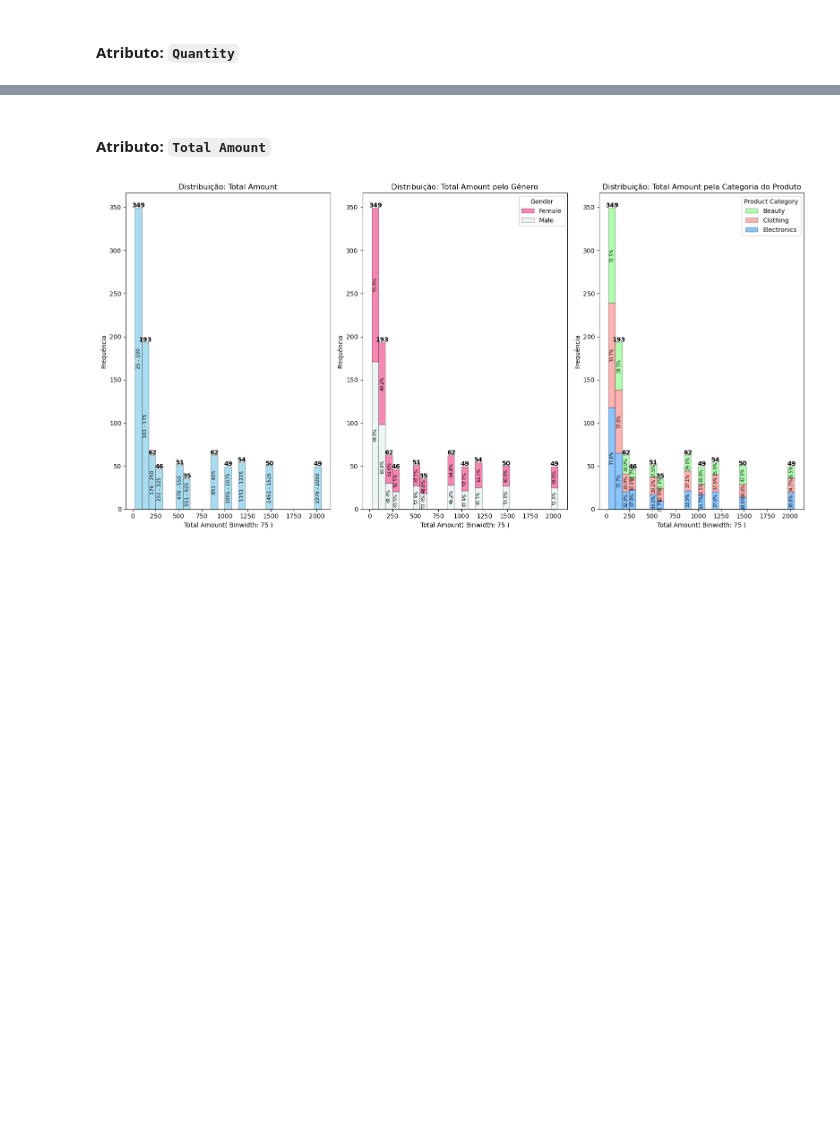
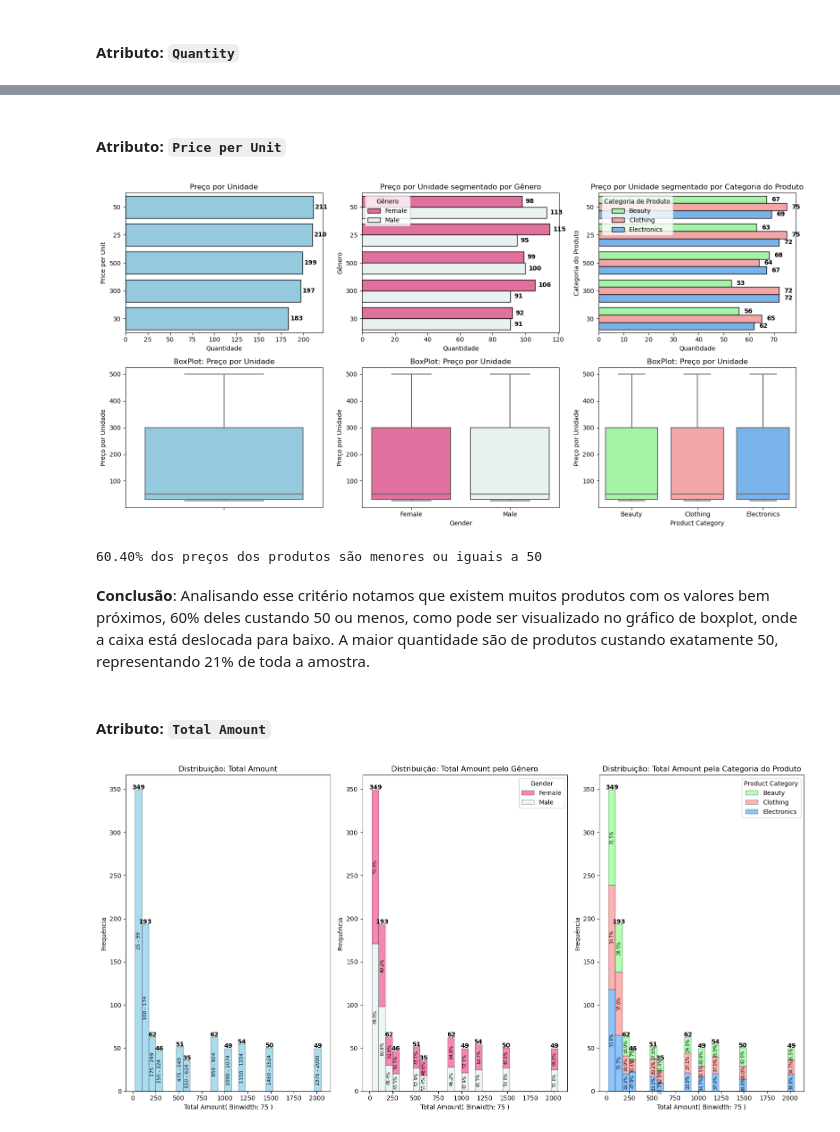
Before and after one commit to DevBrunoP/AED-Retail-Sales-Dataset, a Jupyter notebook: AED - Dados Varejo.ipynb, the cells around one changed output, grey strips where cells are left out. Drawn from its saved outputs; the diff is of its cells as text; code cells hidden in the pictures; blank space fills up the shorter version.

````diff
--- a/AED - Dados Varejo.ipynb
+++ b/AED - Dados Varejo.ipynb
@@ -464,3 +501,80 @@ plt.show()
+# %% [markdown]
+#### Atributo: ```Price per Unit```
+# %%
+# Ordenação dos gráficos com base na frequência de compras por preço da unidade
+order = df.groupby("Price per Unit")["Price per Unit"].value_counts().sort_values(ascending=False).index
+
+# Criar a figura com três gráficos lado a lado
+fig, graficos = plt.subplots(nrows=2, ncols=3, figsize=(16, 8))
+
+# 🎯 Gráfico 1: Quantidade de produtos adquiridos
+sns.countplot(data=df, y="Price per Unit", order=order ,color='skyblue', edgecolor="black", ax=graficos[0][0])
+graficos[0][0].set_title("Preço por Unidade", fontsize=12)
+graficos[0][0].set_xlabel("Quantidade", fontsize=10)
+graficos[0][0].set_ylabel("Price per Unit", fontsize=10)
+
+# Adicionar rótulos de valores dentro das barras
+for p in graficos[0][0].patches:
+        graficos[0][0].annotate(f'{int(p.get_width())}',
+                            (p.get_width() + 2, p.get_y() + p.get_height()/2),
+                            ha='left', va='center', fontsize=10, fontweight="bold")
+
+
+
+# 🎯 Gráfico 2: Quantidade de produtos adquiridos segmentados por Gênero
+sns.countplot(data=df, y="Price per Unit", order=order, hue="Gender", edgecolor="black", ax=graficos[0][1], palette=palete_gender)
+graficos[0][1].set_title("Preço por Unidade segmentado por Gênero", fontsize=12)
+graficos[0][1].set_xlabel("Quantidade", fontsize=10)
+graficos[0][1].set_ylabel("Gênero", fontsize=10)
+graficos[0][1].legend(title="Gênero", loc="upper left")
+
+# Adicionar rótulos de valores dentro das barras do gráfico 3
+for p in graficos[0][1].patches:
+    graficos[0][1].annotate(f'{int(p.get_width())}',
+                    (p.get_width() + 2, p.get_y() + p.get_height()/2),
+                    ha='left', va='center', fontsize=10, fontweight="bold")
+
+
+# 🎯 Gráfico 3: Quantidade de produtos adquiridos segmentados por categoria
+sns.countplot(data=df, y="Price per Unit",hue="Product Category", order=order, edgecolor="black", ax=graficos[0][2], palette=palette_product_category)
+graficos[0][2].set_title("Preço por Unidade segmentado por Categoria do Produto", fontsize=12)
+graficos[0][2].set_xlabel("Quantidade", fontsize=10)
+graficos[0][2].set_ylabel("Categoria do Produto", fontsize=10)
+graficos[0][2].legend(title="Categoria de Produto", loc="upper left")
+
+# Adicionar rótulos de valores dentro das barras
+for p in graficos[0][2].patches:
+    graficos[0][2].annotate(f'{int(p.get_width())}',
+                     (p.get_width() + 2, p.get_y() + p.get_height()/2),
+                     ha='left', va='center', fontsize=10, fontweight="bold")
+
+
+sns.boxplot(data=df, y='Price per Unit', color='skyblue', ax=graficos[1][0])
+graficos[1][0].set_title('BoxPlot: Preço por Unidade', fontsize=12)
+graficos[1][0].set_ylabel('Preço por Unidade', fontsize=10)
+
+sns.boxplot(data=df, y='Price per Unit', x='Gender', palette=palete_gender ,ax=graficos[1][1])
+graficos[1][1].set_title('BoxPlot: Preço por Unidade', fontsize=12)
+graficos[1][1].set_ylabel('Preço por Unidade', fontsize=10)
+
+sns.boxplot(data=df, y='Price per Unit', x='Product Category', palette=palette_product_category, ax=graficos[1][2])
+graficos[1][2].set_title('BoxPlot: Preço por Unidade', fontsize=12)
+graficos[1][2].set_ylabel('Preço por Unidade', fontsize=10)
+
+
+# Ajustar layout
+plt.tight_layout()
+plt.show()
+# %% [output]
+[figure, added]
+# %%
+produtos_menores_que_51 = (len(df[df['Price per Unit'] <= 50]) / total_registros_df) * 100
+
+print(f'{format(produtos_menores_que_51, ".2f")}% dos preços dos produtos são menores ou iguais a 50')
+# %% [output]
+60.40% dos preços dos produtos são menores ou iguais a 50
+# %% [markdown]
+**Conclusão**: Analisando esse critério notamos que existem muitos produtos com os valores bem próximos, 60% deles  custando 50 ou menos, como pode ser visualizado no gráfico de boxplot, onde a caixa está deslocada para baixo. A maior quantidade são de produtos custando exatamente 50, representando 21% de toda a amostra.
 # %% [markdown]
 #### Atributo: ```Total Amount```
 # %%
````
Also changed, not shown: parts of 25 cells of this notebook.
